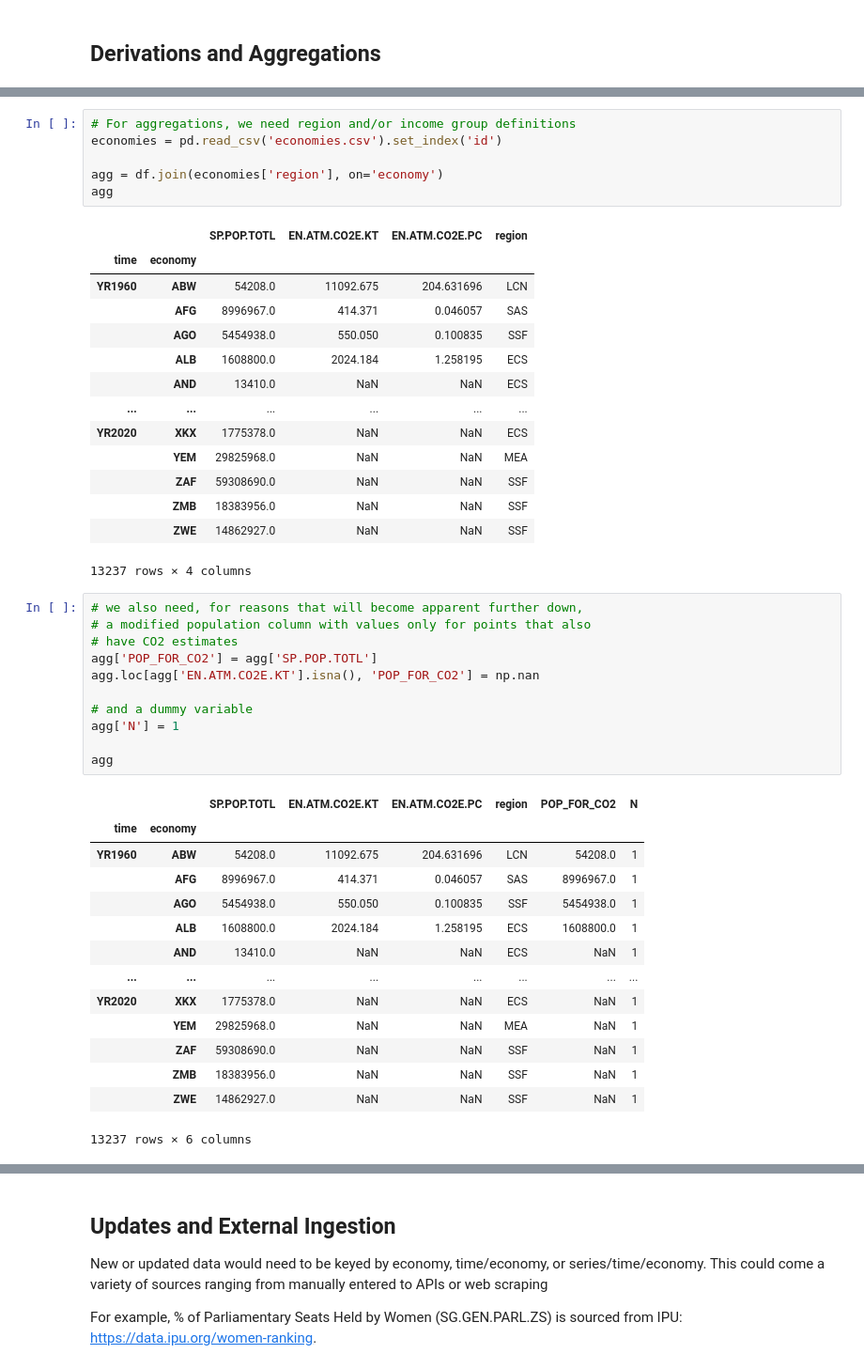
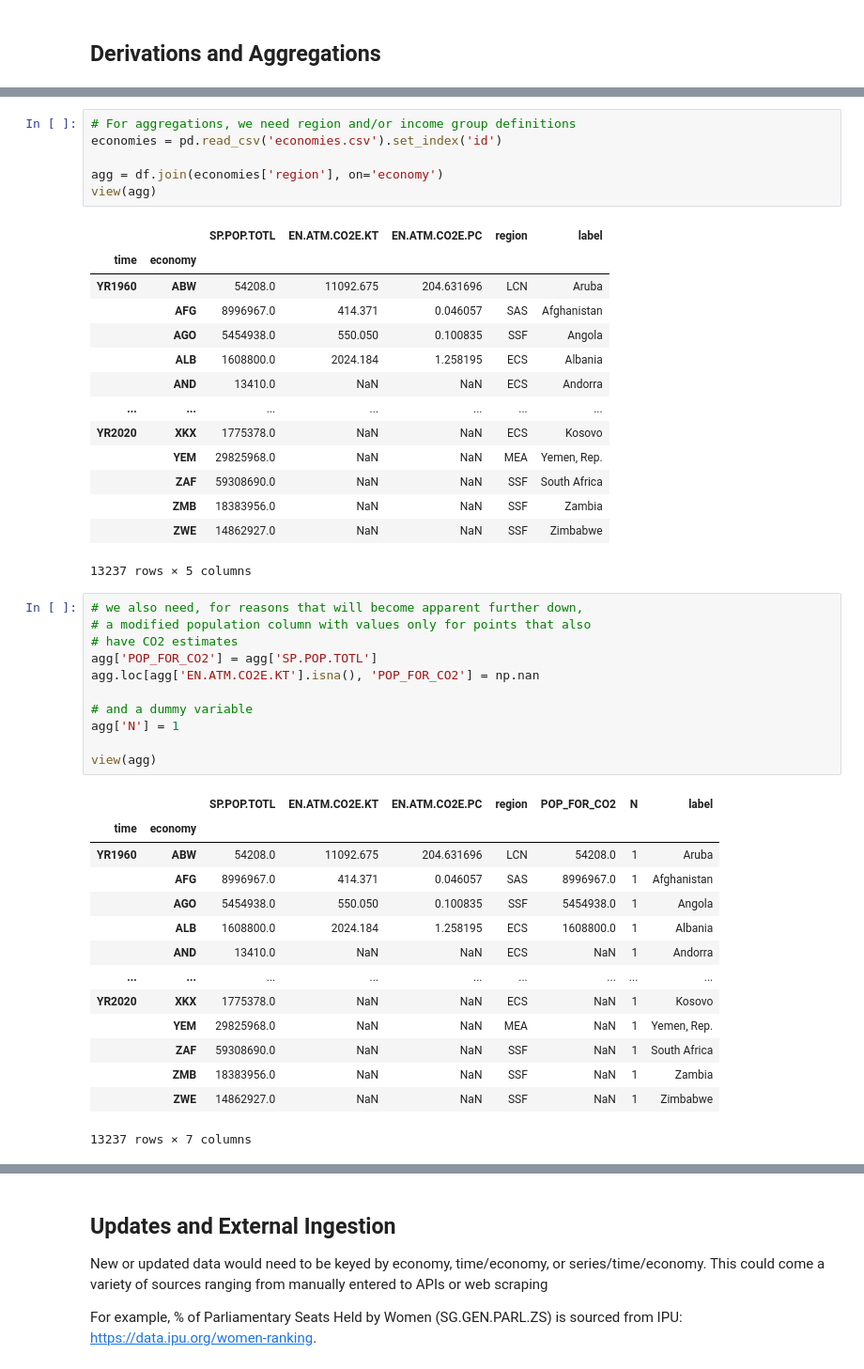
Before and after one commit to tgherzog/decdg-dcs-sandbox, a Jupyter notebook: cookbook.ipynb, the cells around one changed output, grey strips where cells are left out. Shown at 94% size. Saved outputs shown, nothing was run; the diff lists cells and outputs as text.

```diff
--- a/cookbook.ipynb
+++ b/cookbook.ipynb
@@ -94,48 +97,48 @@ df
 economies = pd.read_csv('economies.csv').set_index('id')
 
 agg = df.join(economies['region'], on='economy')
-agg
+view(agg)
 # %% [output]
-|  |  | SP.POP.TOTL | EN.ATM.CO2E.KT | EN.ATM.CO2E.PC | region |
-| time | economy |  |  |  |  |
-| YR1960 | ABW | 54208.0 | 11092.675 | 204.631696 | LCN |
-|  | AFG | 8996967.0 | 414.371 | 0.046057 | SAS |
-|  | AGO | 5454938.0 | 550.050 | 0.100835 | SSF |
-|  | ALB | 1608800.0 | 2024.184 | 1.258195 | ECS |
-|  | AND | 13410.0 | NaN | NaN | ECS |
-| ... | ... | ... | ... | ... | ... |
-| YR2020 | XKX | 1775378.0 | NaN | NaN | ECS |
-|  | YEM | 29825968.0 | NaN | NaN | MEA |
-|  | ZAF | 59308690.0 | NaN | NaN | SSF |
-|  | ZMB | 18383956.0 | NaN | NaN | SSF |
-|  | ZWE | 14862927.0 | NaN | NaN | SSF |
+|  |  | SP.POP.TOTL | EN.ATM.CO2E.KT | EN.ATM.CO2E.PC | region | label |
+| time | economy |  |  |  |  |  |
+| YR1960 | ABW | 54208.0 | 11092.675 | 204.631696 | LCN | Aruba |
+|  | AFG | 8996967.0 | 414.371 | 0.046057 | SAS | Afghanistan |
+|  | AGO | 5454938.0 | 550.050 | 0.100835 | SSF | Angola |
+|  | ALB | 1608800.0 | 2024.184 | 1.258195 | ECS | Albania |
+|  | AND | 13410.0 | NaN | NaN | ECS | Andorra |
+| ... | ... | ... | ... | ... | ... | ... |
+| YR2020 | XKX | 1775378.0 | NaN | NaN | ECS | Kosovo |
+|  | YEM | 29825968.0 | NaN | NaN | MEA | Yemen, Rep. |
+|  | ZAF | 59308690.0 | NaN | NaN | SSF | South Africa |
+|  | ZMB | 18383956.0 | NaN | NaN | SSF | Zambia |
+|  | ZWE | 14862927.0 | NaN | NaN | SSF | Zimbabwe |
-13237 rows × 4 columns
+13237 rows × 5 columns
 # %%
 # we also need, for reasons that will become apparent further down,
 # a modified population column with values only for points that also
 # have CO2 estimates
 agg['POP_FOR_CO2'] = agg['SP.POP.TOTL']
 agg.loc[agg['EN.ATM.CO2E.KT'].isna(), 'POP_FOR_CO2'] = np.nan
 
 # and a dummy variable
 agg['N'] = 1
 
-agg
+view(agg)
 # %% [output]
-|  |  | SP.POP.TOTL | EN.ATM.CO2E.KT | EN.ATM.CO2E.PC | region | POP_FOR_CO2 | N |
-| time | economy |  |  |  |  |  |  |
-| YR1960 | ABW | 54208.0 | 11092.675 | 204.631696 | LCN | 54208.0 | 1 |
-|  | AFG | 8996967.0 | 414.371 | 0.046057 | SAS | 8996967.0 | 1 |
-|  | AGO | 5454938.0 | 550.050 | 0.100835 | SSF | 5454938.0 | 1 |
-|  | ALB | 1608800.0 | 2024.184 | 1.258195 | ECS | 1608800.0 | 1 |
-|  | AND | 13410.0 | NaN | NaN | ECS | NaN | 1 |
-| ... | ... | ... | ... | ... | ... | ... | ... |
-| YR2020 | XKX | 1775378.0 | NaN | NaN | ECS | NaN | 1 |
-|  | YEM | 29825968.0 | NaN | NaN | MEA | NaN | 1 |
-|  | ZAF | 59308690.0 | NaN | NaN | SSF | NaN | 1 |
-|  | ZMB | 18383956.0 | NaN | NaN | SSF | NaN | 1 |
-|  | ZWE | 14862927.0 | NaN | NaN | SSF | NaN | 1 |
+|  |  | SP.POP.TOTL | EN.ATM.CO2E.KT | EN.ATM.CO2E.PC | region | POP_FOR_CO2 | N | label |
+| time | economy |  |  |  |  |  |  |  |
+| YR1960 | ABW | 54208.0 | 11092.675 | 204.631696 | LCN | 54208.0 | 1 | Aruba |
+|  | AFG | 8996967.0 | 414.371 | 0.046057 | SAS | 8996967.0 | 1 | Afghanistan |
+|  | AGO | 5454938.0 | 550.050 | 0.100835 | SSF | 5454938.0 | 1 | Angola |
+|  | ALB | 1608800.0 | 2024.184 | 1.258195 | ECS | 1608800.0 | 1 | Albania |
+|  | AND | 13410.0 | NaN | NaN | ECS | NaN | 1 | Andorra |
+| ... | ... | ... | ... | ... | ... | ... | ... | ... |
+| YR2020 | XKX | 1775378.0 | NaN | NaN | ECS | NaN | 1 | Kosovo |
+|  | YEM | 29825968.0 | NaN | NaN | MEA | NaN | 1 | Yemen, Rep. |
+|  | ZAF | 59308690.0 | NaN | NaN | SSF | NaN | 1 | South Africa |
+|  | ZMB | 18383956.0 | NaN | NaN | SSF | NaN | 1 | Zambia |
+|  | ZWE | 14862927.0 | NaN | NaN | SSF | NaN | 1 | Zimbabwe |
-13237 rows × 6 columns
+13237 rows × 7 columns
 # %%
 # aggregated CO2 emissions are a simple sum. 'min_count' is necessary so that
 # sums of all NaNs produce NaN not 0
```
Also changed, not shown: parts of 12 cells of this notebook, 3 other files.
